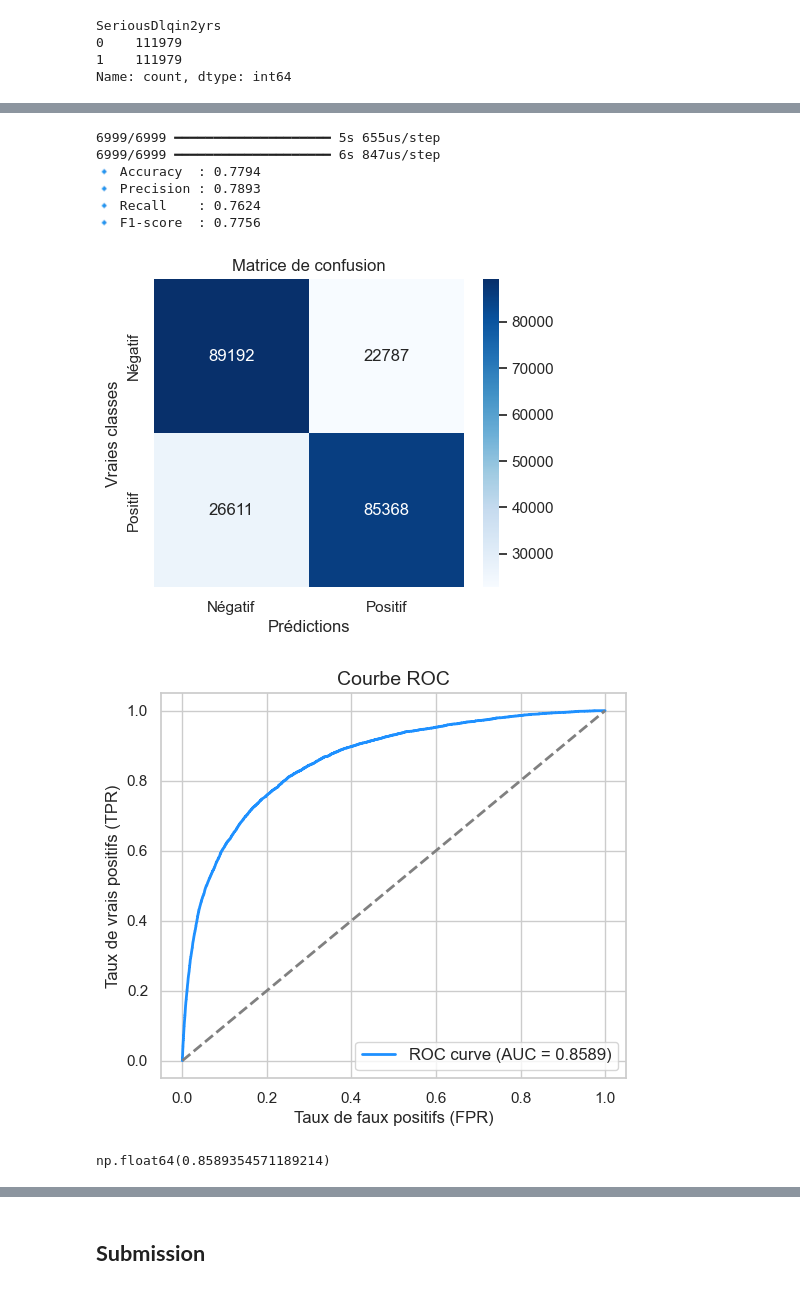
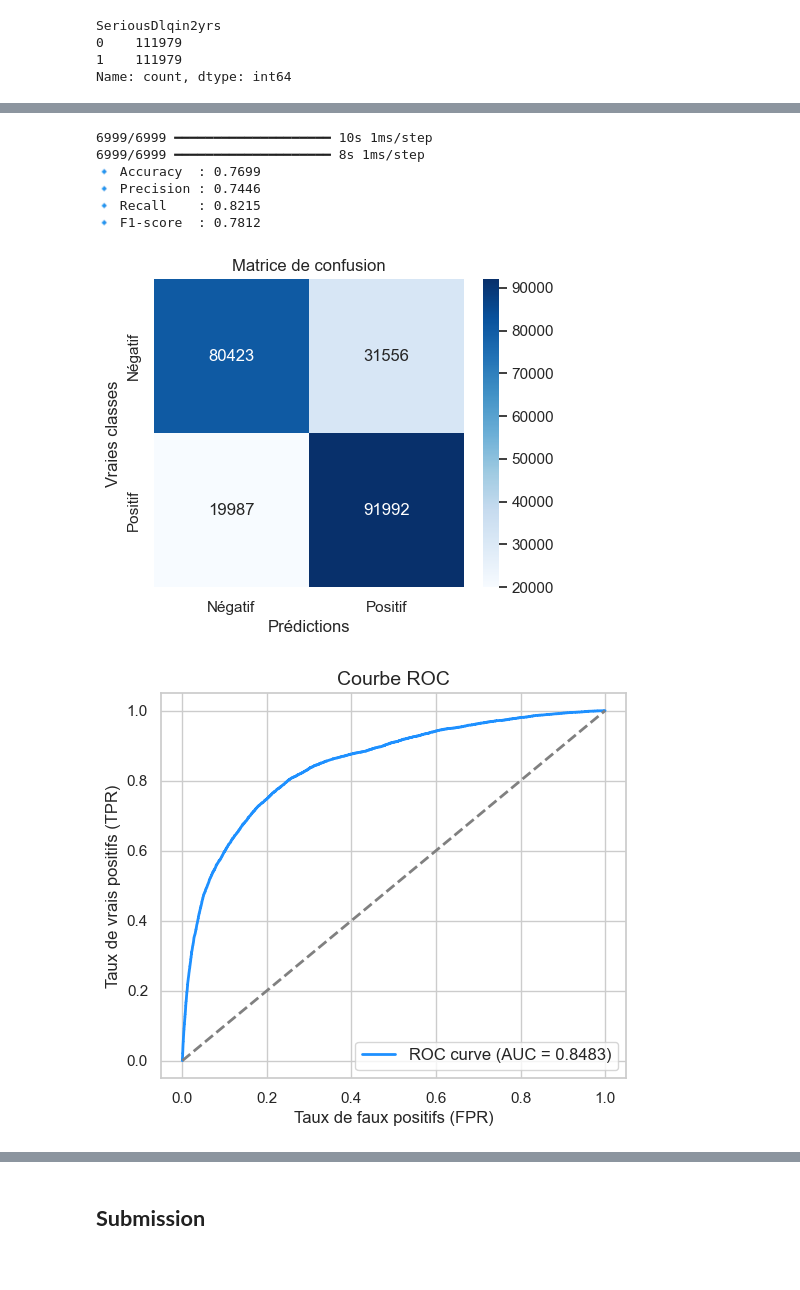
Before and after one commit to AmoussouKokou/formation, a Jupyter notebook: src/deroule.ipynb, the cells around one changed output, grey strips where cells are left out. Cells and saved outputs as stored; diff of their text form; code cells hidden in the pictures.

```diff
--- a/src/deroule.ipynb
+++ b/src/deroule.ipynb
@@ -949,17 +953,18 @@ X_test_transf = np.array(X_test_imp, dtype=np.float32)
 # model.fit(X_train_transf, y_train_transf)
 # %%
 model = DeepModel(
-    metric="auc",
+    metric="auc_pr",
     loss="binary_crossentropy",
     couches=[
         (30, "relu"),
-        (20, "relu"),
-        (10, "relu"),
-        (1, "sigmoid")
+        (15, "relu"),
+        (5, "sigmoid"),
+        (1, "sigmoid")# (1, "sigmoid")
     ],
     epochs=50,
     batch_size=32,
-    verbose=1)
+    verbose=1
+)
 model.fit(X_train_transf, y_train_transf)
 # %% [output]
 Epoch 1/50
@@ -984,18 +989,17 @@ DeepModel(batch_size=32,
           epochs=50, loss='binary_crossentropy', n_inputs=10, verbose=1)
 # %%
 from src.modules.evaluator import Evaluator
-y_pred_transf = model.predict(X_train_transf, seuil=0.5)
+y_pred_transf = model.predict(X_train_transf)
 y_proba_transf = model.predict_proba(X_train_transf).max(axis=1)
 metrics_train = Evaluator().predict2(y_pred_transf, y_train_res)
 auc_train = Evaluator().plot_roc_curve2(y_proba_transf, y_train_res)
 # %% [output]
-6999/6999 ━━━━━━━━━━━━━━━━━━━━ 5s 655us/step
-6999/6999 ━━━━━━━━━━━━━━━━━━━━ 6s 847us/step
-🔹 Accuracy  : 0.7794
-🔹 Precision : 0.7893
-🔹 Recall    : 0.7624
-🔹 F1-score  : 0.7756
+6999/6999 ━━━━━━━━━━━━━━━━━━━━ 10s 1ms/step
+6999/6999 ━━━━━━━━━━━━━━━━━━━━ 8s 1ms/step
+🔹 Accuracy  : 0.7699
+🔹 Precision : 0.7446
+🔹 Recall    : 0.8215
+🔹 F1-score  : 0.7812
-[figure, old version]
+[figure, new version]
-[figure, old version]
+[figure, new version]
-np.float64(0.8589354571189214)
 # %%
```
Also changed, not shown: parts of 9 cells of this notebook, 31 other files.
